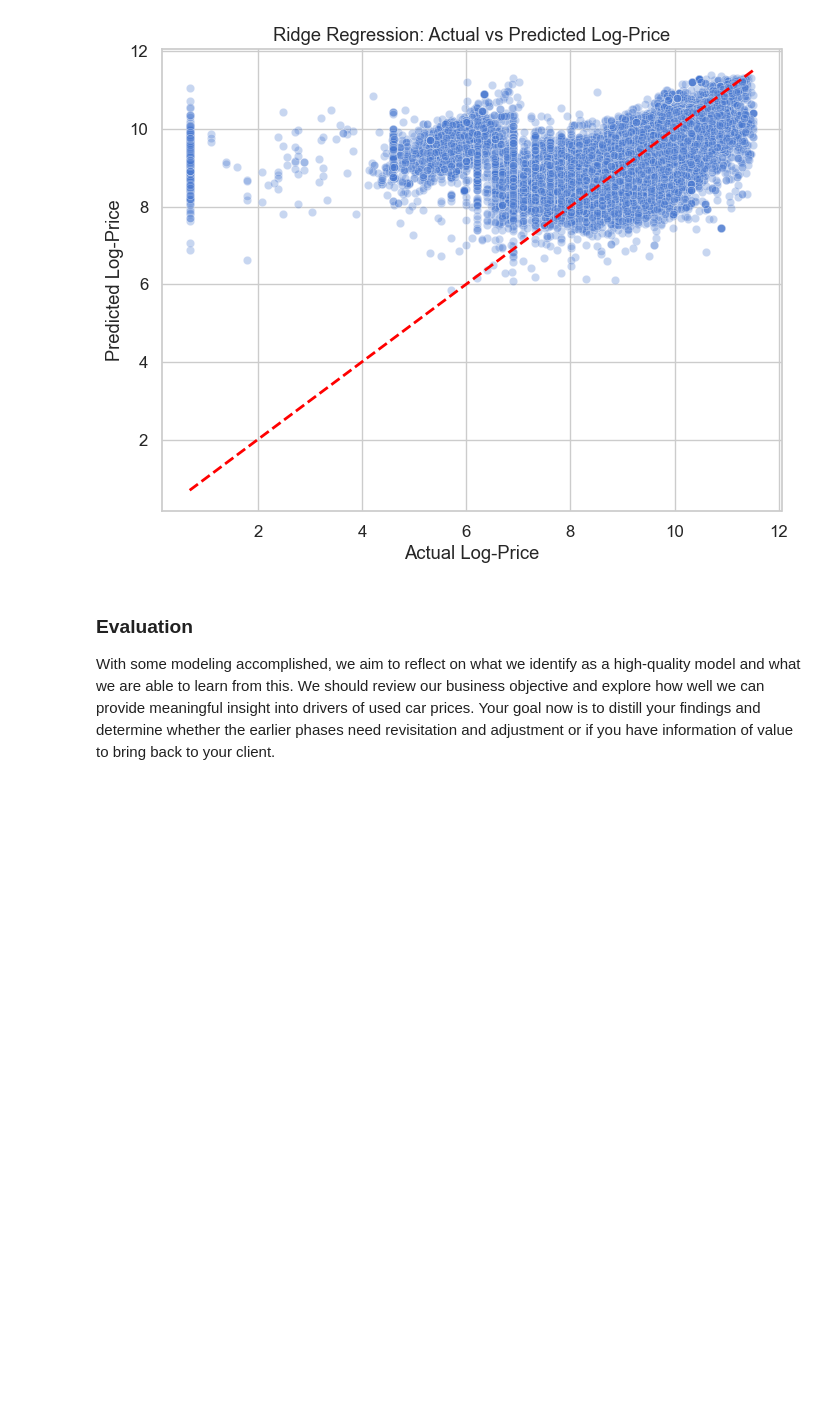
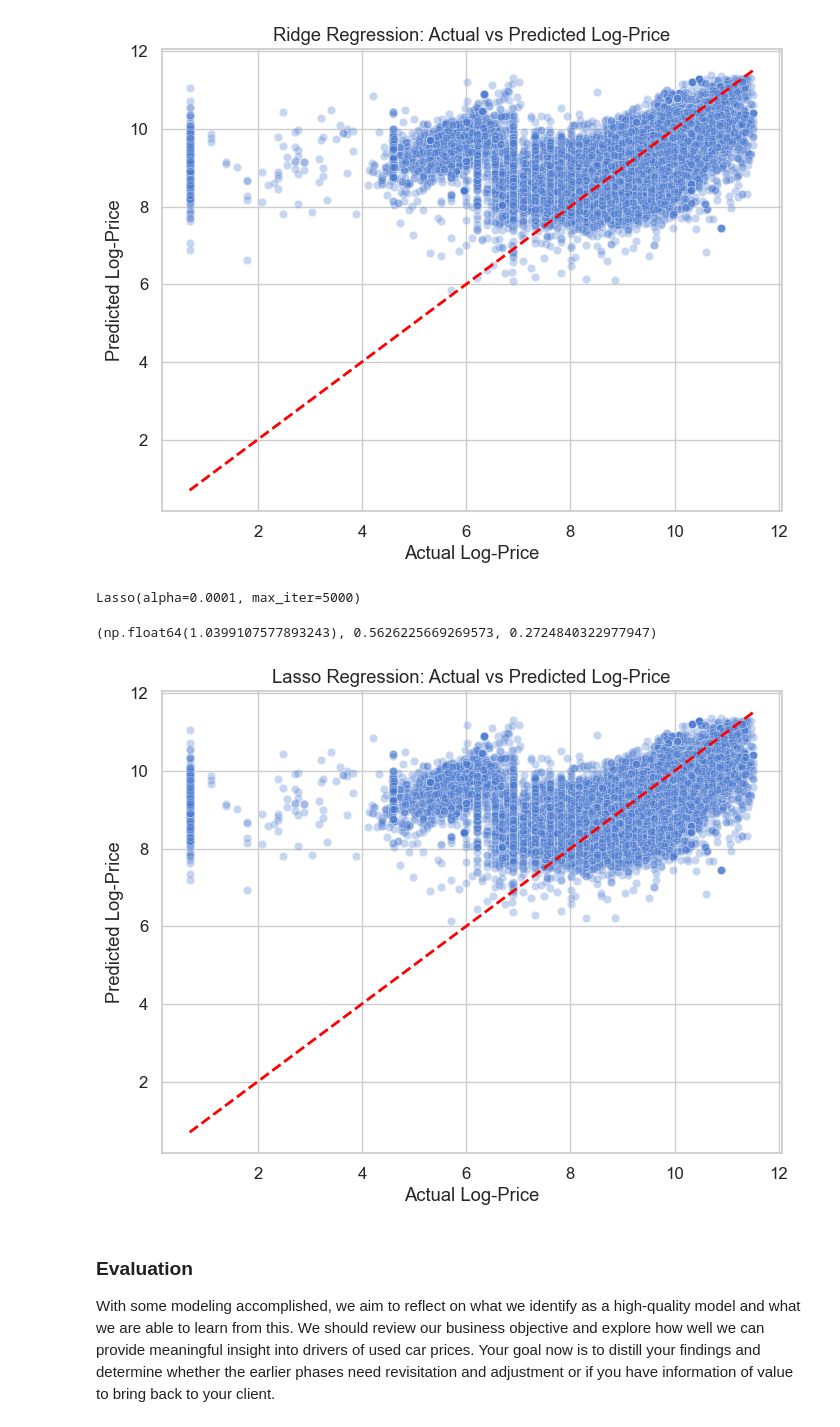
Before and after one commit to RohitKBhatnagar/CarPricing, a Jupyter notebook: prompt_II.ipynb, the cells around one changed output. Drawn from its saved outputs; the diff is of its cells as text; code cells hidden in the pictures; blank space fills up the shorter version.

Commit message:
Modeling:: I was able to apply Lasso Regression (L1 Regularization) and plot the same.

```diff
--- a/prompt_II.ipynb
+++ b/prompt_II.ipynb
@@ -728,6 +728,51 @@ rmse_ridge, mae_ridge, r2_ridge
 plot_predictions(y_test, y_pred_ridge, "Ridge Regression: Actual vs Predicted Log-Price")
 # %% [output]
 [figure]
+# %%
+# We learnt Lasso Regression as well.
+# Lasso regression adds L1 regularization which can help with feature selection by shrinking some coefficients to zero,
+# effectively removing them from the model.
+
+from sklearn.linear_model import Lasso
+
+lasso_params = {'alpha': [0.0001, 0.001, 0.01, 0.1, 1]}
+
+lasso = Lasso(max_iter=5000)
+
+lasso_grid = GridSearchCV(
+    lasso,
+    lasso_params,
+    scoring='neg_mean_squared_error',
+    cv=5,
+    n_jobs=-1
+)
+
+lasso_grid.fit(X_train, y_train)
+
+lasso_best = lasso_grid.best_estimator_
+lasso_best
+# %% [output]
+Lasso(alpha=0.0001, max_iter=5000)
+# %%
+# Let us evaluate the Lasso Regression model on the test set
+y_pred_lasso = lasso_best.predict(X_test)
+
+rmse_lasso = np.sqrt(mean_squared_error(y_test, y_pred_lasso))
+mae_lasso = mean_absolute_error(y_test, y_pred_lasso)
+r2_lasso = r2_score(y_test, y_pred_lasso)
+
+rmse_lasso, mae_lasso, r2_lasso
+# %% [output]
+(np.float64(1.0399107577893243), 0.5626225669269573, 0.2724840322977947)
+# %%
+# The price distribution is highly right-skewed, with a long tail towards higher prices.
+# This suggests that while most cars are priced at the lower end, there are some expensive outliers.
+# We may need to consider transformations or outlier handling in later stages of modeling.
+
+# Plotting Lasso Regression model from above
+plot_predictions(y_test, y_pred_lasso, "Lasso Regression: Actual vs Predicted Log-Price")
+# %% [output]
+[figure, added]
 # %% [markdown]
 ### Evaluation
 
```
